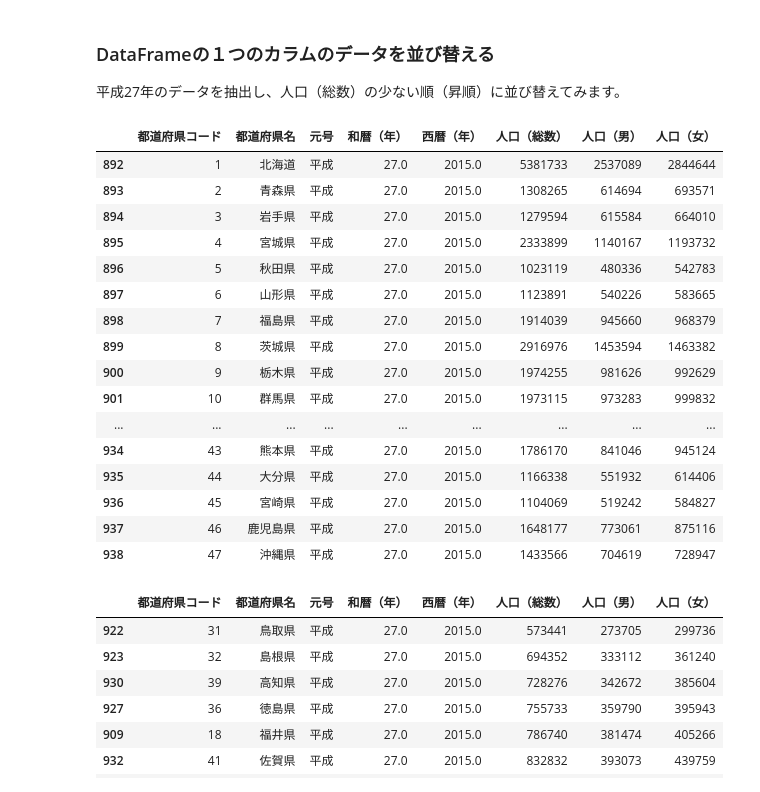
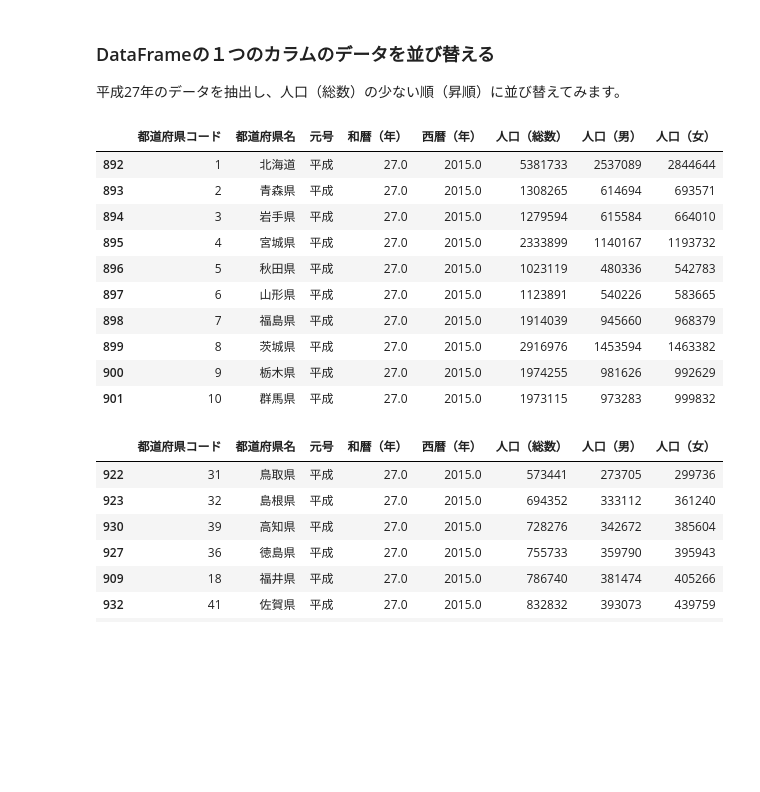
Before and after one commit to nakachan-ing/python-references, a Jupyter notebook: Pandas/pandasでデータを並び替える.ipynb, the cells around one changed output. Saved outputs shown, nothing was run; the diff lists cells and outputs as text; code cells hidden in the pictures; blank space fills up the shorter version.

```diff
--- a/Pandas/pandasでデータを並び替える方法.ipynb
+++ b/Pandas/pandasでデータを並び替える.ipynb
@@ -40,26 +40,20 @@ $ curl https://raw.githubusercontent.com/nakachan-ing/python-references/master/P
 平成27年のデータを抽出し、人口（総数）の少ない順（昇順）に並び替えてみます。
 # %%
 df_h27 = df[(df['元号'] == '平成') & (df['和暦（年）'] == 27.0)]
-df_h27
+df_h27.head(10)
 # df[df['西暦（年）'] == 2015.0]でも同じ結果
 # %% [output]
 |  | 都道府県コード | 都道府県名 | 元号 | 和暦（年） | 西暦（年） | 人口（総数） | 人口（男） | 人口（女） |
 | 892 | 1 | 北海道 | 平成 | 27.0 | 2015.0 | 5381733 | 2537089 | 2844644 |
 | 893 | 2 | 青森県 | 平成 | 27.0 | 2015.0 | 1308265 | 614694 | 693571 |
 | 894 | 3 | 岩手県 | 平成 | 27.0 | 2015.0 | 1279594 | 615584 | 664010 |
 | 895 | 4 | 宮城県 | 平成 | 27.0 | 2015.0 | 2333899 | 1140167 | 1193732 |
 | 896 | 5 | 秋田県 | 平成 | 27.0 | 2015.0 | 1023119 | 480336 | 542783 |
 | 897 | 6 | 山形県 | 平成 | 27.0 | 2015.0 | 1123891 | 540226 | 583665 |
 | 898 | 7 | 福島県 | 平成 | 27.0 | 2015.0 | 1914039 | 945660 | 968379 |
 | 899 | 8 | 茨城県 | 平成 | 27.0 | 2015.0 | 2916976 | 1453594 | 1463382 |
 | 900 | 9 | 栃木県 | 平成 | 27.0 | 2015.0 | 1974255 | 981626 | 992629 |
 | 901 | 10 | 群馬県 | 平成 | 27.0 | 2015.0 | 1973115 | 973283 | 999832 |
-| ... | ... | ... | ... | ... | ... | ... | ... | ... |
-| 934 | 43 | 熊本県 | 平成 | 27.0 | 2015.0 | 1786170 | 841046 | 945124 |
-| 935 | 44 | 大分県 | 平成 | 27.0 | 2015.0 | 1166338 | 551932 | 614406 |
-| 936 | 45 | 宮崎県 | 平成 | 27.0 | 2015.0 | 1104069 | 519242 | 584827 |
-| 937 | 46 | 鹿児島県 | 平成 | 27.0 | 2015.0 | 1648177 | 773061 | 875116 |
-| 938 | 47 | 沖縄県 | 平成 | 27.0 | 2015.0 | 1433566 | 704619 | 728947 |
 # %%
 df_h27.sort_values(by='人口（総数）', ascending=True).head(10)
 # %% [output]
```
